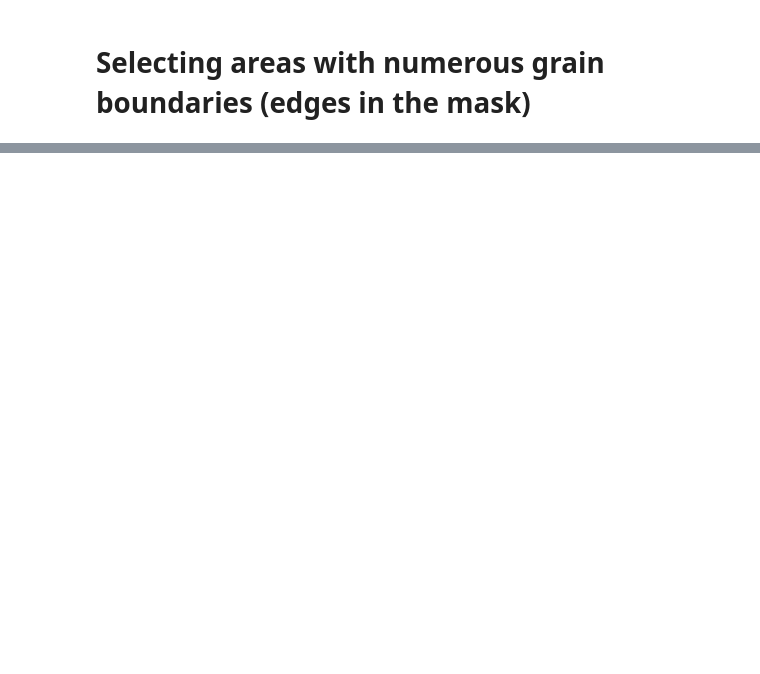
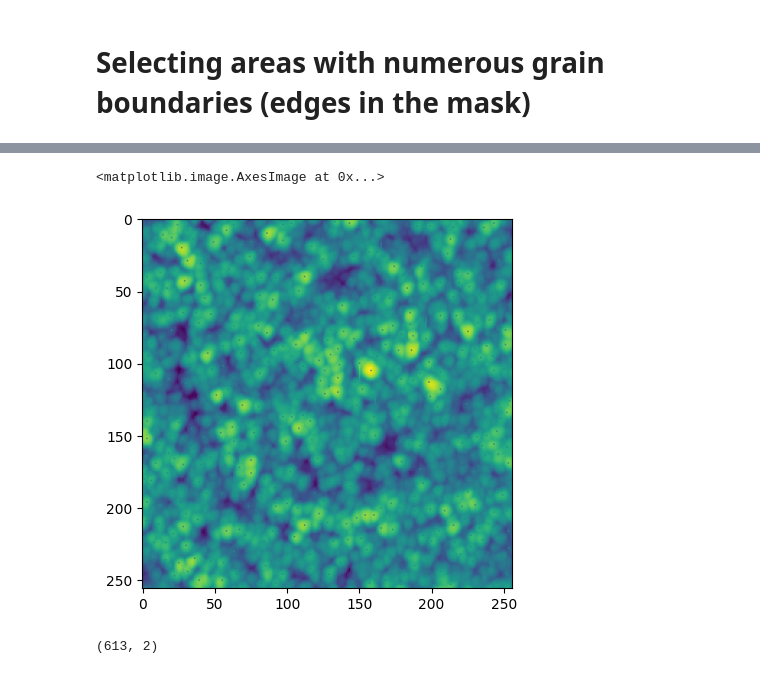
Before and after one commit to pmiam/team-10, a Jupyter notebook: Cellsem_segmentation.ipynb, the cells around one changed output, grey strips where cells are left out. Drawn from its saved outputs; the diff is of its cells as text; code cells hidden in the pictures; blank space fills up the shorter version.

Commit message:
added select_samples_grain_size for sam

```diff
--- a/Cellsem_segmentation.ipynb
+++ b/Cellsem_segmentation.ipynb
@@ -201,0 +294,23 @@ plt.matshow(target_map)
+# %%
+centroids = []
+intensities = []
+labels = np.unique(mask)
+
+temp_mask = mask.copy()
+
+for unique_val in labels:
+
+    label_indices = np.argwhere(test_mask == unique_val)
+
+    #calculate centroids by averaging each individual grain
+    centroid = np.array(np.uint8(np.mean(label_indices, axis=0)))
+    centroids.append(centroid)
+
+    #calculate the intensity of each grain
+    boolean_mask = (test_mask == unique_val)
+    intensity = np.mean(img[boolean_mask])
+    intensities.append(intensity)
+
+
+centroids = np.array(centroids)
+intensities = np.array(intensities)
@@ -201,0 +329,12 @@ plt.matshow(target_map)
+# %%
+for x, y in centroids:
+    img[x, y] = 0
+# %%
+plt.imshow(img)
+# %% [output]
+<matplotlib.image.AxesImage at 0x...>
+[figure, added]
+# %%
+centroids.shape
+# %% [output]
+(613, 2)
```
Also changed, not shown: parts of 17 cells of this notebook, 1 other file.
